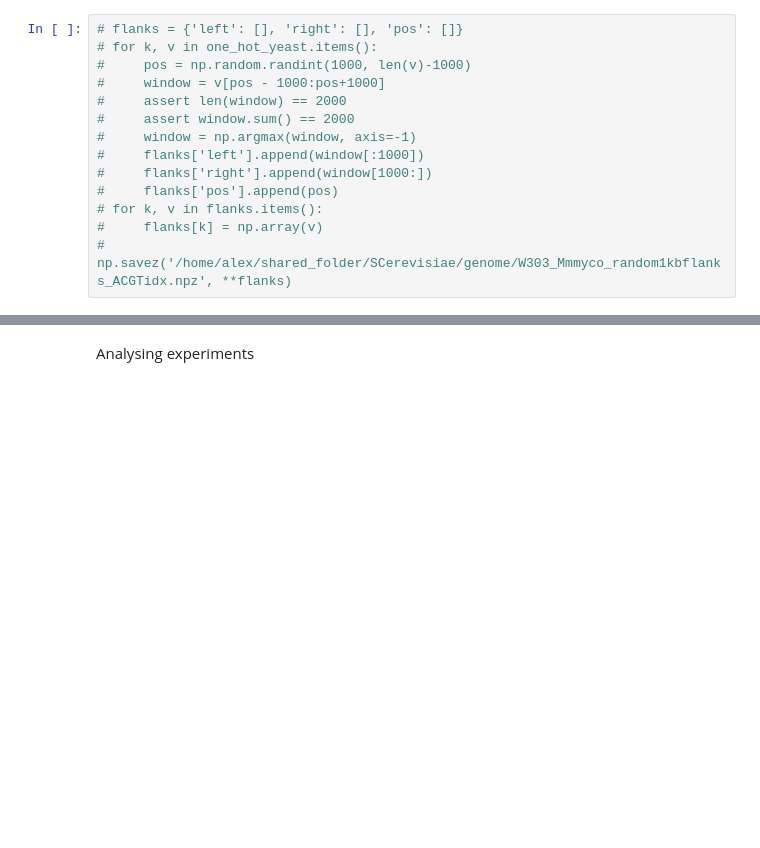
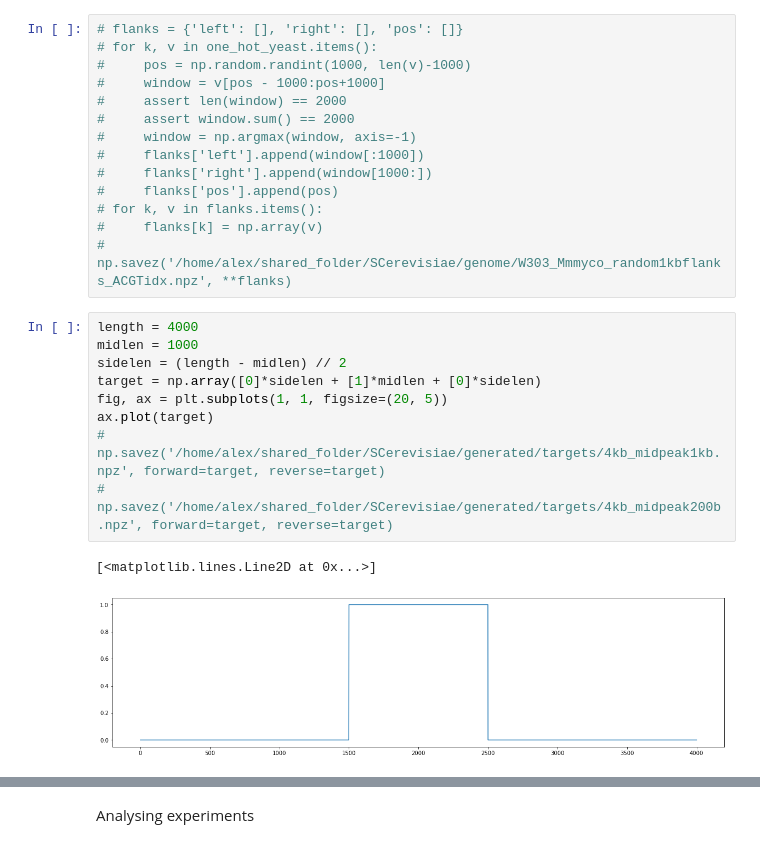
Before and after one commit to Alexwestbrook/mnhn-internship_DeepCNN_ChIP-seq, a Jupyter notebook: Sequence_design.ipynb, the cells around one changed output, grey strips where cells are left out. Saved outputs shown, nothing was run; the diff lists cells and outputs as text; blank space fills up the shorter version.

```diff
--- a/Sequence_design.ipynb
+++ b/Sequence_design.ipynb
@@ -54,3 +85,15 @@ Flanking regions file
 # for k, v in flanks.items():
 #     flanks[k] = np.array(v)
 # np.savez('/home/alex/shared_folder/SCerevisiae/genome/W303_Mmmyco_random1kbflanks_ACGTidx.npz', **flanks)
+# %%
+length = 4000
+midlen = 1000
+sidelen = (length - midlen) // 2
+target = np.array([0]*sidelen + [1]*midlen + [0]*sidelen)
+fig, ax = plt.subplots(1, 1, figsize=(20, 5))
+ax.plot(target)
+# np.savez('/home/alex/shared_folder/SCerevisiae/generated/targets/4kb_midpeak1kb.npz', forward=target, reverse=target)
+# np.savez('/home/alex/shared_folder/SCerevisiae/generated/targets/4kb_midpeak200b.npz', forward=target, reverse=target)
+# %% [output]
+[<matplotlib.lines.Line2D at 0x...>]
+[figure, added]
```
Also changed, not shown: parts of 43 cells of this notebook, 1 other file.
